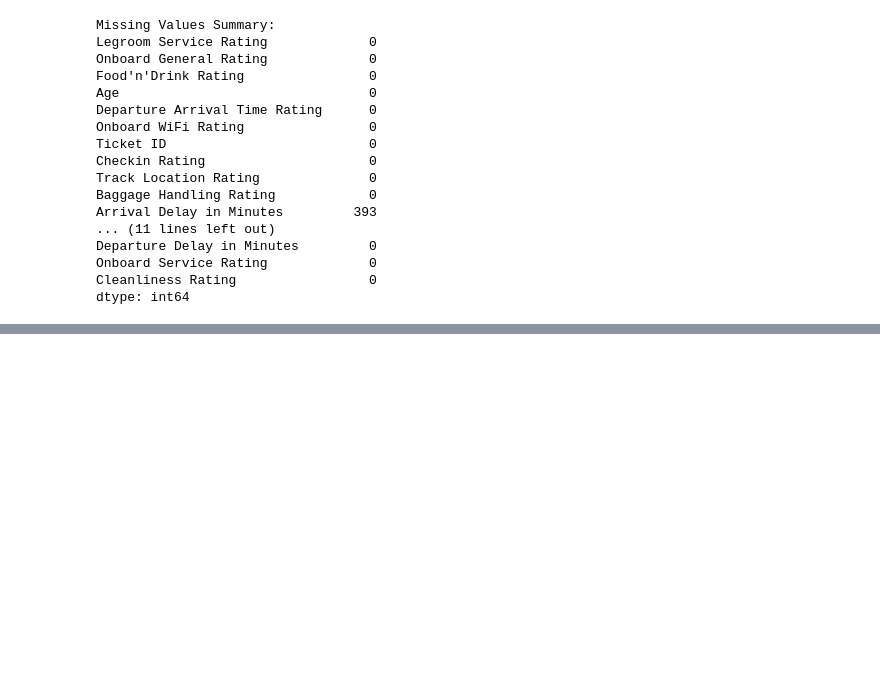
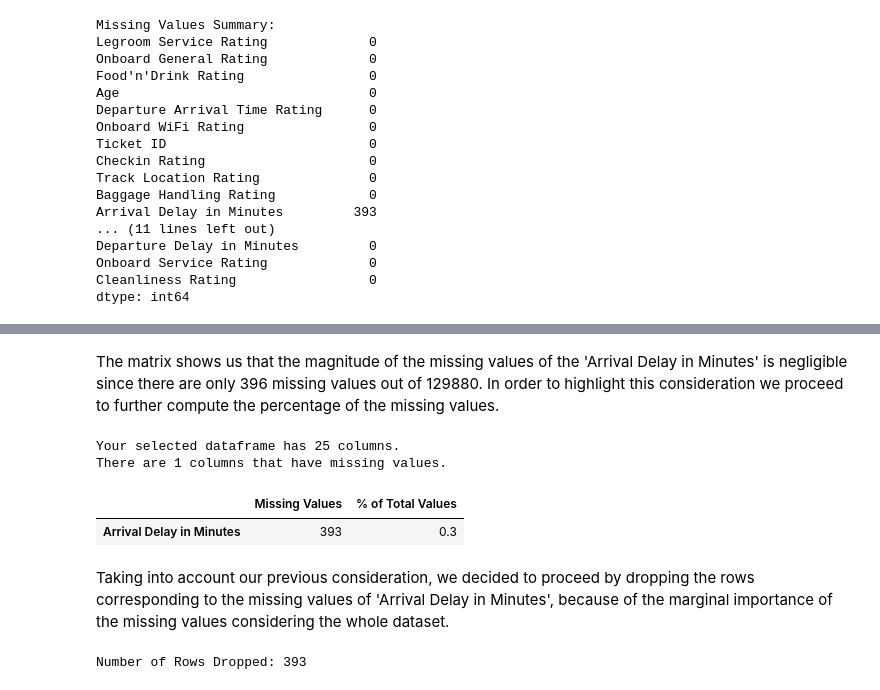
Before and after one commit to sofbruni/AI_PROJECT2023-2024, a Jupyter notebook: main.ipynb, the cells around one changed output, grey strips where cells are left out. Cells and saved outputs as stored; diff of their text form; code cells hidden in the pictures; blank space fills up the shorter version.

Commit message:
Missing values 1

```diff
--- a/main.ipynb
+++ b/main.ipynb
@@ -131,0 +126,49 @@ ValueError: could not convert string to float: '--'
+# %% [markdown]
+The matrix shows us that the magnitude of the missing values of the 'Arrival Delay in Minutes' is negligible since there are only 396 missing values out of 129880. In order to highlight this consideration we proceed to further compute the percentage of the missing values.
+# %%
+def missing_values_table(df):
+        # Total missing values
+        mis_val = df.isnull().sum()
+
+        # Percentage of missing values
+        mis_val_percent = 100 * df.isnull().sum() / len(df)
+
+        # Make a table with the results
+        mis_val_table = pd.concat([mis_val, mis_val_percent], axis=1)
+
+        # Rename the columns
+        mis_val_table_ren_columns = mis_val_table.rename(
+        columns = {0 : 'Missing Values', 1 : '% of Total Values'})
+
+        # Sort the table by percentage of missing descending
+        mis_val_table_ren_columns = mis_val_table_ren_columns[
+            mis_val_table_ren_columns.iloc[:,1] != 0].sort_values(
+        '% of Total Values', ascending=False).round(1)
+
+        # Print some summary information
+        print ("Your selected dataframe has " + str(df.shape[1]) + " columns.\n"
+            "There are " + str(mis_val_table_ren_columns.shape[0]) +
+              " columns that have missing values.")
+
+        # Return the dataframe with missing information
+        return mis_val_table_ren_columns
+
+missing_values_table(train_df)
+# %% [output]
+Your selected dataframe has 25 columns.
+There are 1 columns that have missing values.
+|  | Missing Values | % of Total Values |
+| Arrival Delay in Minutes | 393 | 0.3 |
+# %% [markdown]
+Taking into account our previous consideration, we decided to proceed by dropping the rows corresponding to the missing values of 'Arrival Delay in Minutes', because of the marginal importance of the missing values considering the whole dataset.
+# %%
+#Drop rows with missing 'Arrival Delay in Minutes' values
+dropped_delay_rows = train_df.dropna(subset=['Arrival Delay in Minutes'])
+
+# Calculate the number of rows dropped
+rows_dropped = len(train_df) - len(dropped_delay_rows)
+
+# Print the number of rows dropped
+print(f"Number of Rows Dropped: {rows_dropped}")
+# %% [output]
+Number of Rows Dropped: 393
```
Also changed, not shown: parts of 4 cells of this notebook.
